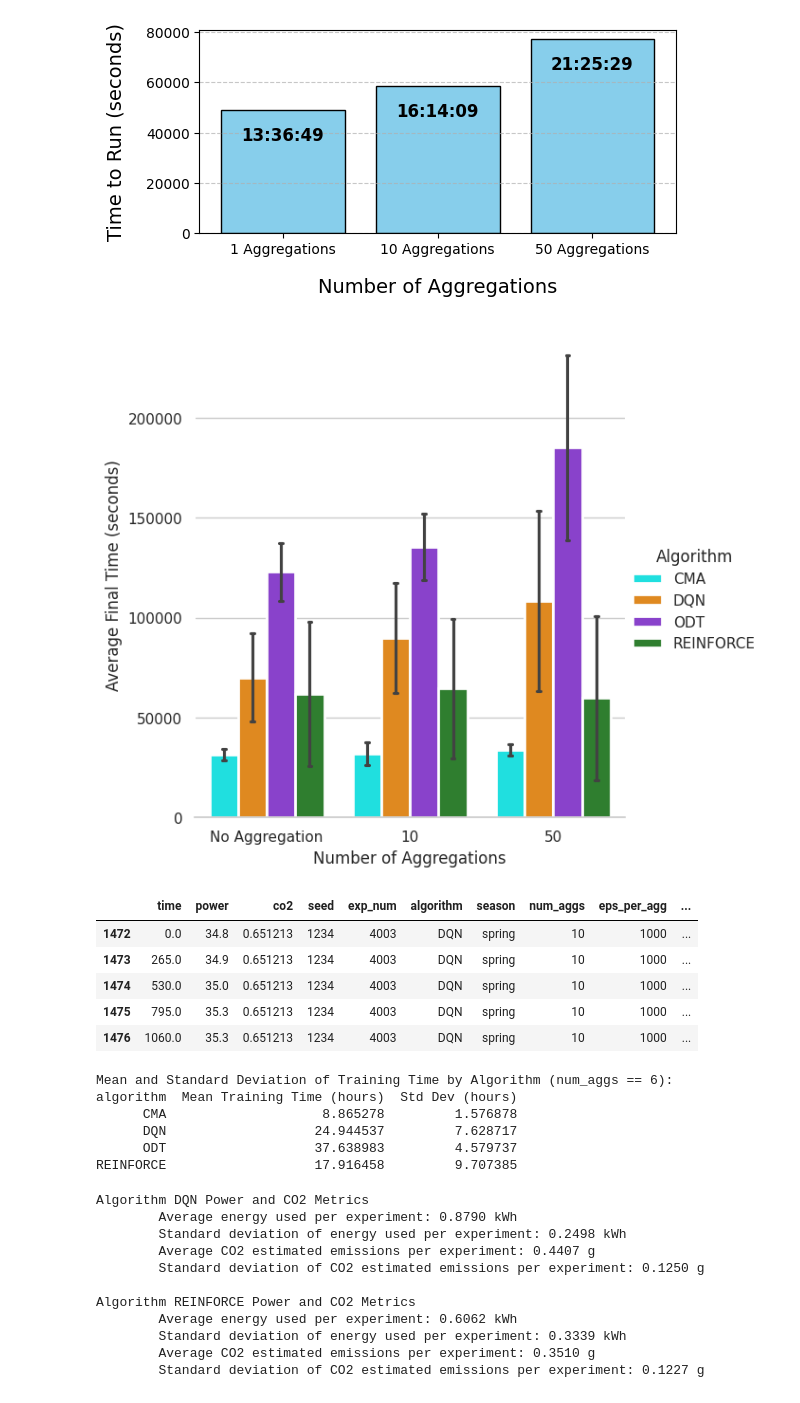
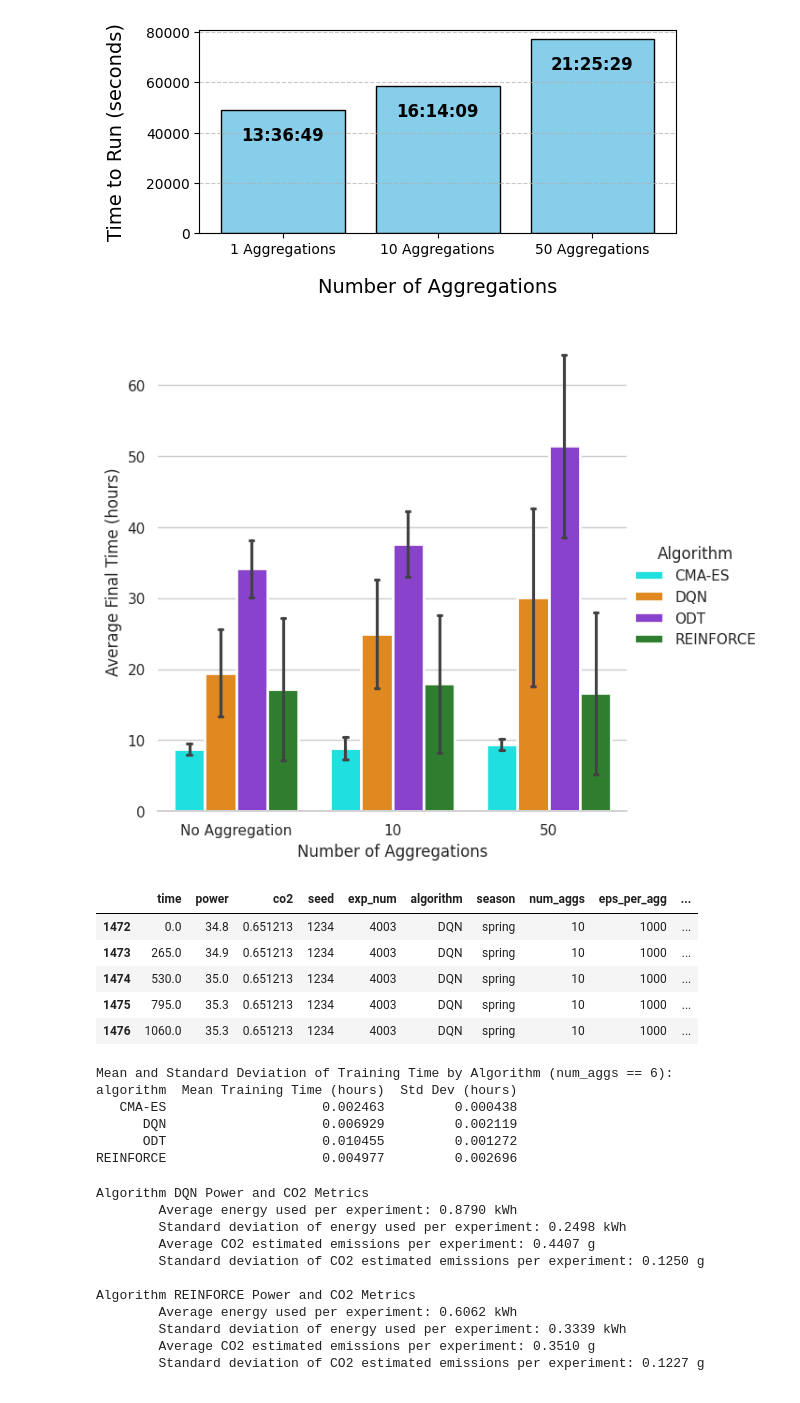
Before and after one commit to LucasHartmanWestern/rl-for-vrp-csp, a Jupyter notebook: experiments/Part 6 Figures.ipynb, the cells around one changed output. Cells and saved outputs as stored; diff of their text form; code cells hidden in the pictures.

```diff
--- a/experiments/Part 6 Figures.ipynb
+++ b/experiments/Part 6 Figures.ipynb
@@ -14,6 +14,7 @@ from datetime import timedelta
 colors = {
     "DQN": 'darkorange',
     "REINFORCE": 'forestgreen',
+    "CMA-ES": 'cyan',
     "CMA": 'cyan',
     "ODT": 'blueviolet'
 }
@@ -179,6 +180,8 @@ final_times = df_power.groupby(['exp_num', 'num_aggs', 'algorithm'])['time'].max
 
 # Convert 'num_aggs' to a categorical variable if it's not already
 final_times['num_aggs'] = final_times['num_aggs'].astype(str)
+final_times['time'] = final_times['time'] / 3600  # Convert seconds to hours
+final_times['algorithm'] = final_times['algorithm'].replace('CMA', 'CMA-ES')
 
 mean_dqn = final_times.loc[final_times['algorithm'] == 'DQN', 'time'].mean()
 mask_odt = final_times['algorithm'] == 'ODT'
@@ -212,35 +215,35 @@ sns.set_theme(style="whitegrid")
 g = sns.catplot(
     data=final_times,
     kind="bar",
     x="num_aggs_label",
     y="time",
     hue="algorithm",
     order=agg_labels_ordered,
     hue_order=algorithms,
     errorbar="sd",
     palette=colors,
     alpha=1,
     height=6,
     capsize=0.1,
     linewidth=2
 )
 
 # Customize the plot
 g.despine(left=True)
-g.set_axis_labels("Number of Aggregations", "Average Final Time (seconds)")
+g.set_axis_labels("Number of Aggregations", "Average Final Time (hours)")
 g.legend.set_title("Algorithm")
 
 plt.savefig('./Figures/training_durations.png', dpi=300, bbox_inches='tight')
 
 # Display the plot
 plt.show()
 
 # Remove non-target data
 df_power = df_power[df_power['num_aggs'] == target_agg_count]
 
 df_power.head()
 # %% [output]
-[figure, old version]
+[figure, new version]
 |  | time | power | co2 | seed | exp_num | algorithm | season | num_aggs | eps_per_agg | ... |
 | 1472 | 0.0 | 34.8 | 0.651213 | 1234 | 4003 | DQN | spring | 10 | 1000 | ... |
 | 1473 | 265.0 | 34.9 | 0.651213 | 1234 | 4003 | DQN | spring | 10 | 1000 | ... |
@@ -266,10 +269,10 @@ print(stats.to_string(index=False))
 # %% [output]
 Mean and Standard Deviation of Training Time by Algorithm (num_aggs == 6):
 algorithm  Mean Training Time (hours)  Std Dev (hours)
-      CMA                    8.865278         1.576878
-      DQN                   24.944537         7.628717
-      ODT                   37.638983         4.579737
-REINFORCE                   17.916458         9.707385
+   CMA-ES                    0.002463         0.000438
+      DQN                    0.006929         0.002119
+      ODT                    0.010455         0.001272
+REINFORCE                    0.004977         0.002696
 # %%
 # Function to calculate energy in kWh for a single experiment
 def calculate_energy_kWh(exp_data):
```
Also changed, not shown: parts of 1 cell of this notebook, 9 other files.
